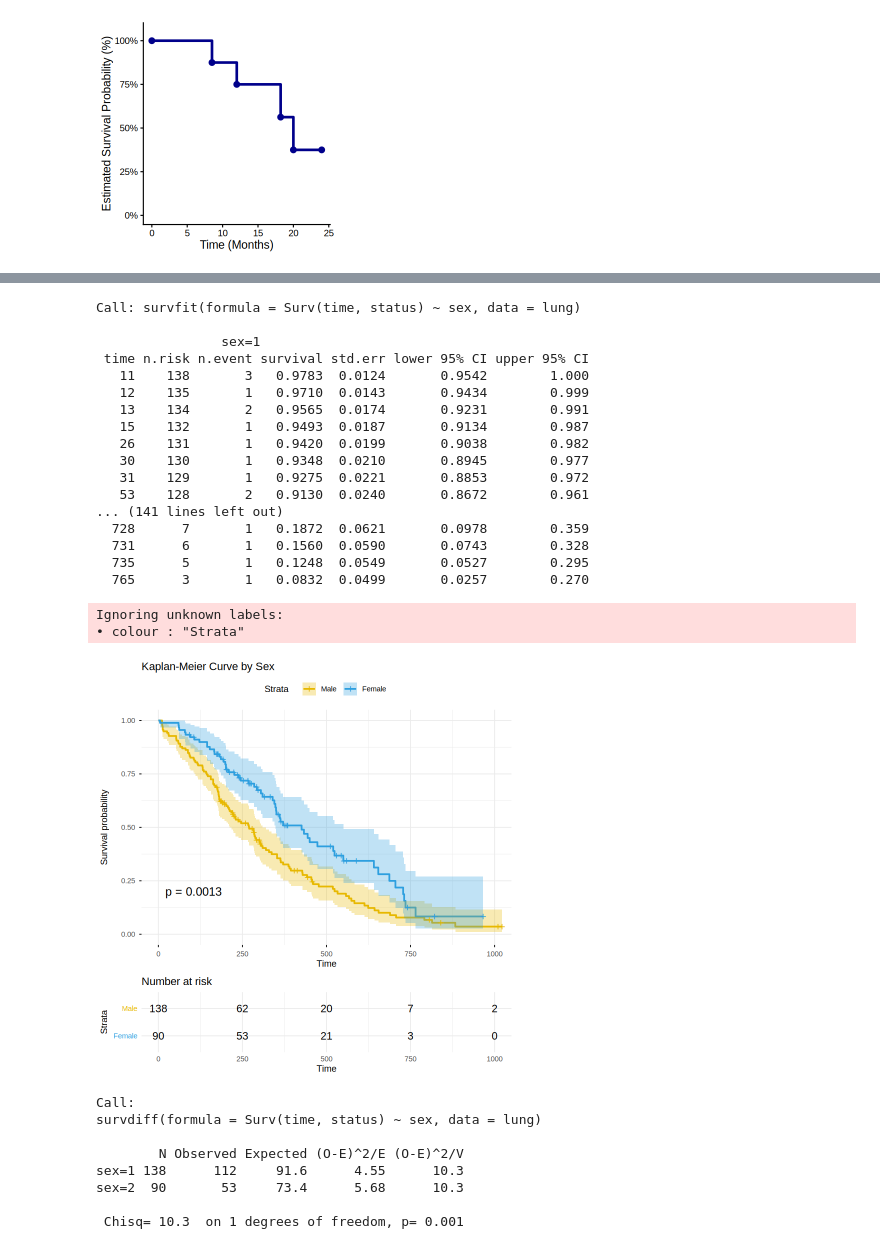
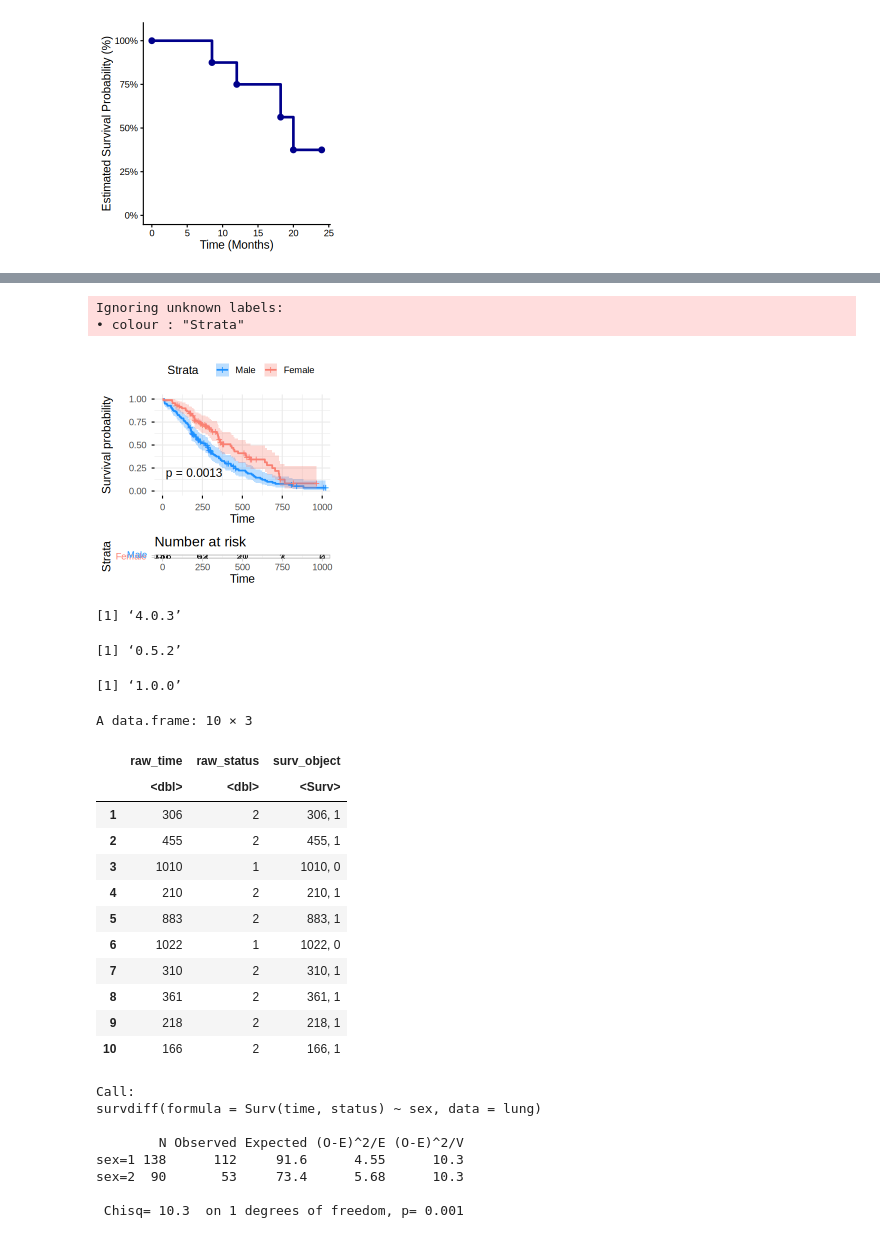
Before and after one commit to manishdatt-edu/biostats, a Jupyter notebook: Survival.ipynb, the cells around one changed output, grey strips where cells are left out. Saved outputs shown, nothing was run; the diff lists cells and outputs as text; code cells hidden in the pictures.

```diff
--- a/Survival.ipynb
+++ b/Survival.ipynb
@@ -292,45 +308,61 @@ A data.frame: 6 × 10
 | 5 | 1 | 883 | 2 | 60 | 1 | 0 | 100 | 90 | NA | 0 |
 | 6 | 12 | 1022 | 1 | 74 | 1 | 1 | 50 | 80 | 513 | 0 |
 # %%
-# 1. Create the Surv object and fit the Kaplan-Meier model
-km_fit <- survfit(Surv(time, status) ~ sex, data = lung)
+#| fig-cap: "Kaplan-Meier survival curve by sex for the lung cancer data."
+#| label: fig-km-plot
+#| layout: side-by-side
+#| warning: false
+#| message: false
 
-# 2. View a summary of the model
-summary(km_fit)
+# Create the Surv object and fit the Kaplan-Meier model
+km_fit <- survfit(Surv(time, status==2) ~ sex, data = lung)
 
-# 3. Plot the survival curves with a risk table and p-value
+options(repr.plot.width = 4, repr.plot.height = 4)
+# Plot the survival curves with a risk table and p-value
 ggsurvplot(
   km_fit,
   data = lung,
   pval = TRUE,             # Adds the log-rank test p-value
   conf.int = TRUE,         # Adds confidence intervals
   risk.table = TRUE,       # Adds risk table below the plot
   legend.labs = c("Male", "Female"),
-  palette = c("#E7B800", "#2E9FDF"),
-  ggtheme = theme_minimal(),
-  title = "Kaplan-Meier Curve by Sex"
-)
+  palette = c("dodgerblue", "salmon"),
+  ggtheme = theme_minimal(base_size = 14),
+  tables.theme = theme_light(base_size = 14)
+  )
 # %% [output]
-Call: survfit(formula = Surv(time, status) ~ sex, data = lung)
-
-                sex=1
- time n.risk n.event survival std.err lower 95% CI upper 95% CI
-   11    138       3   0.9783  0.0124       0.9542        1.000
-   12    135       1   0.9710  0.0143       0.9434        0.999
-   13    134       2   0.9565  0.0174       0.9231        0.991
-   15    132       1   0.9493  0.0187       0.9134        0.987
-   26    131       1   0.9420  0.0199       0.9038        0.982
-   30    130       1   0.9348  0.0210       0.8945        0.977
-   31    129       1   0.9275  0.0221       0.8853        0.972
-   53    128       2   0.9130  0.0240       0.8672        0.961
-... (141 lines left out)
-  728      7       1   0.1872  0.0621       0.0978        0.359
-  731      6       1   0.1560  0.0590       0.0743        0.328
-  735      5       1   0.1248  0.0549       0.0527        0.295
-  765      3       1   0.0832  0.0499       0.0257        0.270
+Ignoring unknown labels:
+• colour : "Strata"
-Ignoring unknown labels:
-• colour : "Strata"
-[figure, old version]
+[figure, new version]
+# %%
+packageVersion("ggplot2")
+packageVersion("survminer")
+packageVersion("ggpubr")
+# %% [output]
+[1] ‘4.0.3’
+[1] ‘0.5.2’
+[1] ‘1.0.0’
+# %%
+# Compare raw status vs what Surv() outputted
+head(data.frame(
+  raw_time = lung$time,
+  raw_status = lung$status,
+  surv_object = s
+), 10)
+# %% [output]
+A data.frame: 10 × 3
+|  | raw_time | raw_status | surv_object |
+|  | <dbl> | <dbl> | <Surv> |
+| 1 | 306 | 2 | 306, 1 |
+| 2 | 455 | 2 | 455, 1 |
+| 3 | 1010 | 1 | 1010, 0 |
+| 4 | 210 | 2 | 210, 1 |
+| 5 | 883 | 2 | 883, 1 |
+| 6 | 1022 | 1 | 1022, 0 |
+| 7 | 310 | 2 | 310, 1 |
+| 8 | 361 | 2 | 361, 1 |
+| 9 | 218 | 2 | 218, 1 |
+| 10 | 166 | 2 | 166, 1 |
 # %%
 log_rank_test <- survdiff(Surv(time, status) ~ sex, data = lung)
 print(log_rank_test)
```
Also changed, not shown: parts of 4 cells of this notebook, 1 other file.
